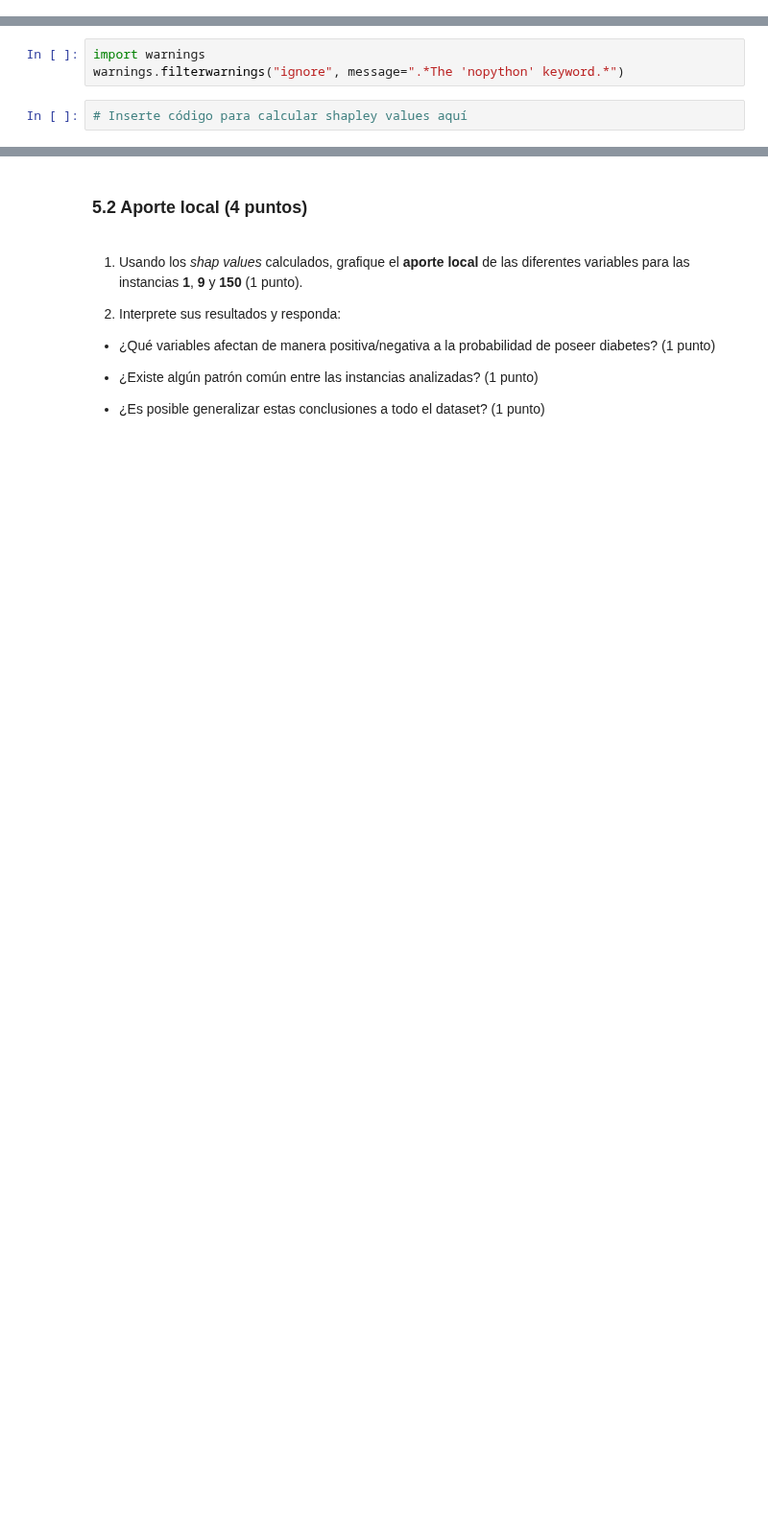
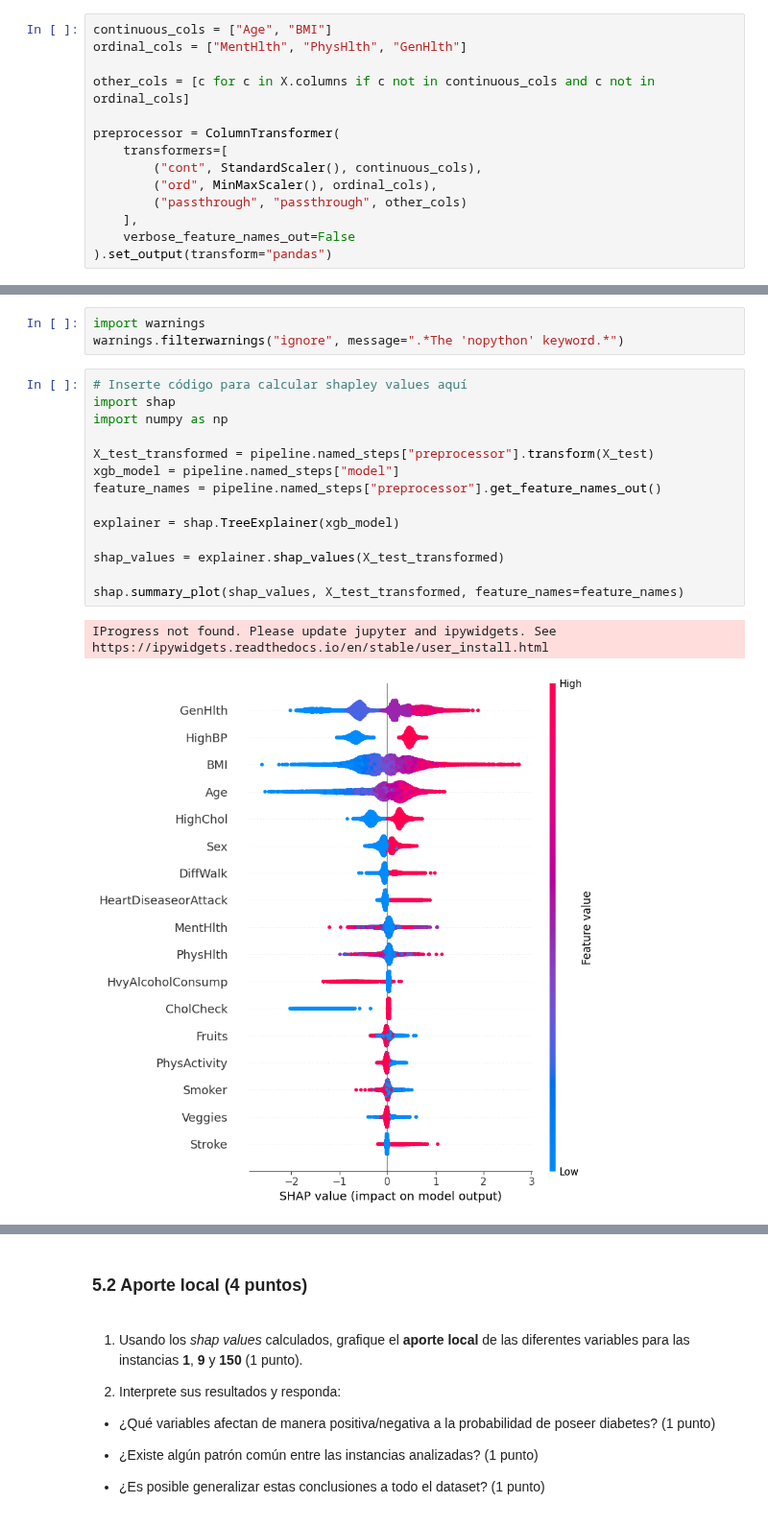
Before and after one commit to fco-marquez/MDS7202_Free_Riders, a Jupyter notebook: Labs/Lab7/Lab7_enunciado.ipynb, the cells around one changed output, grey strips where cells are left out. Shown at 96% size. Drawn from its saved outputs; the diff is of its cells as text; blank space fills up the shorter version.

```diff
--- a/Labs/Lab7/Lab7_enunciado.ipynb
+++ b/Labs/Lab7/Lab7_enunciado.ipynb
@@ -135,0 +151,14 @@ dtype: int64
+# %%
+continuous_cols = ["Age", "BMI"]
+ordinal_cols = ["MentHlth", "PhysHlth", "GenHlth"]
+
+other_cols = [c for c in X.columns if c not in continuous_cols and c not in ordinal_cols]
+
+preprocessor = ColumnTransformer(
+    transformers=[
+        ("cont", StandardScaler(), continuous_cols),
+        ("ord", MinMaxScaler(), ordinal_cols),
+        ("passthrough", "passthrough", other_cols)
+    ],
+    verbose_feature_names_out=False
+).set_output(transform="pandas")
@@ -200,5 +343,20 @@ Successfully installed cloudpickle-2.2.1 llvmlite-0.40.1rc1 numba-0.57.0 shap-0.
 # %%
 import warnings
 warnings.filterwarnings("ignore", message=".*The 'nopython' keyword.*")
-# %%
-# Inserte código para calcular shapley values aquí
+# %%
+# Inserte código para calcular shapley values aquí
+import shap
+import numpy as np
+
+X_test_transformed = pipeline.named_steps["preprocessor"].transform(X_test)
+xgb_model = pipeline.named_steps["model"]
+feature_names = pipeline.named_steps["preprocessor"].get_feature_names_out()
+
+explainer = shap.TreeExplainer(xgb_model)
+
+shap_values = explainer.shap_values(X_test_transformed)
+
+shap.summary_plot(shap_values, X_test_transformed, feature_names=feature_names)
+# %% [output]
+IProgress not found. Please update jupyter and ipywidgets. See https://ipywidgets.readthedocs.io/en/stable/user_install.html
+[figure, added]
```
Also changed, not shown: parts of 27 cells of this notebook.
